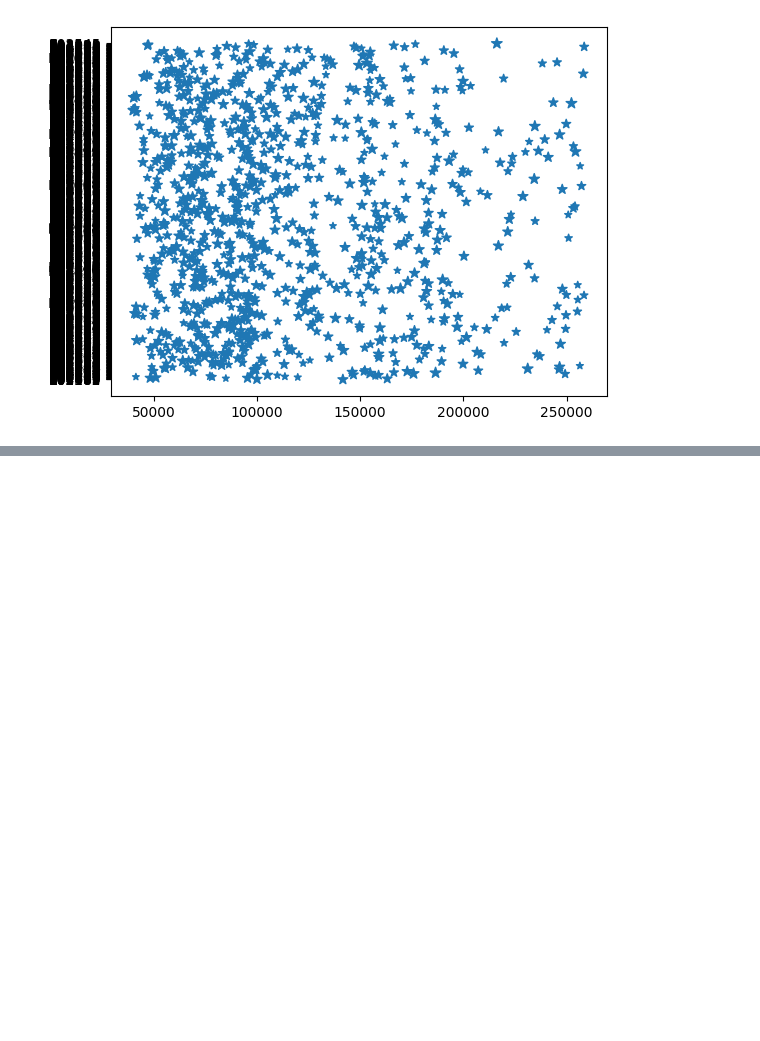
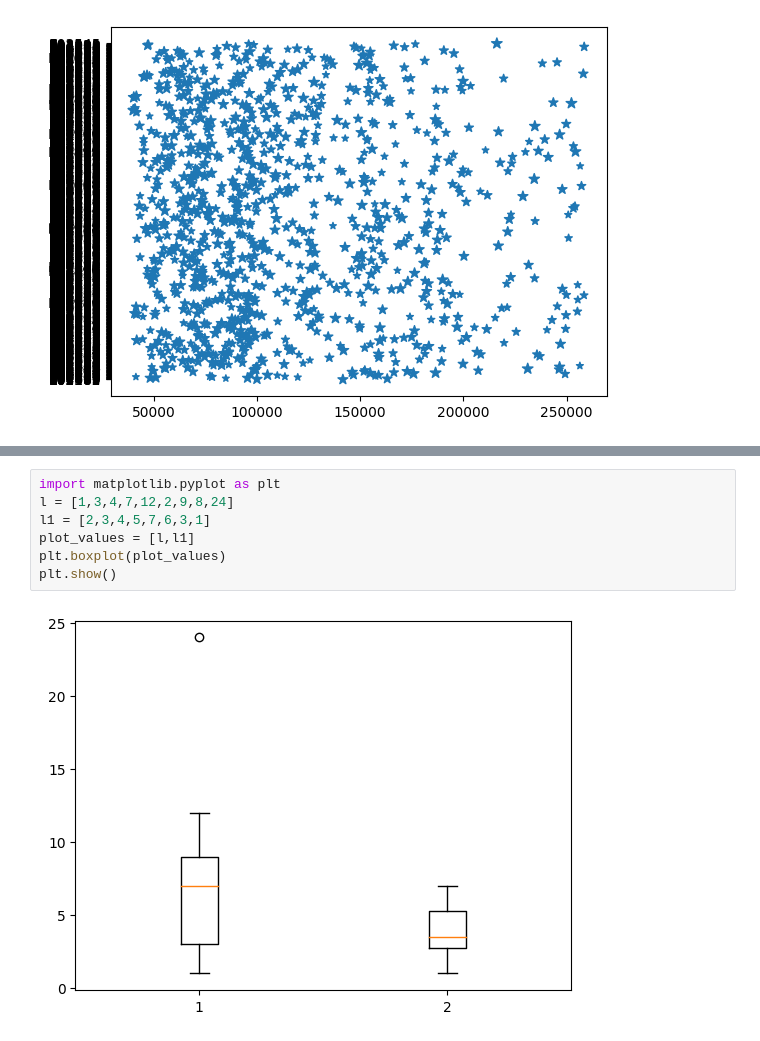
Before and after one commit to prasenjit1113/py_data_analysis, a Jupyter notebook: 4_py_MATPLOTLIB.ipynb, the cells around one changed output, grey strips where cells are left out. Drawn from its saved outputs; the diff is of its cells as text; blank space fills up the shorter version.

```diff
--- a/3_py_MATPLOTLIB.ipynb
+++ b/4_py_MATPLOTLIB.ipynb
@@ -98,0 +156,9 @@ plt.show()
+# %%
+import matplotlib.pyplot as plt
+l = [1,3,4,7,12,2,9,8,24]
+l1 = [2,3,4,5,7,6,3,1]
+plot_values = [l,l1]
+plt.boxplot(plot_values)
+plt.show()
+# %% [output]
+[figure, added]
```
Also changed, not shown: parts of 9 cells of this notebook.
